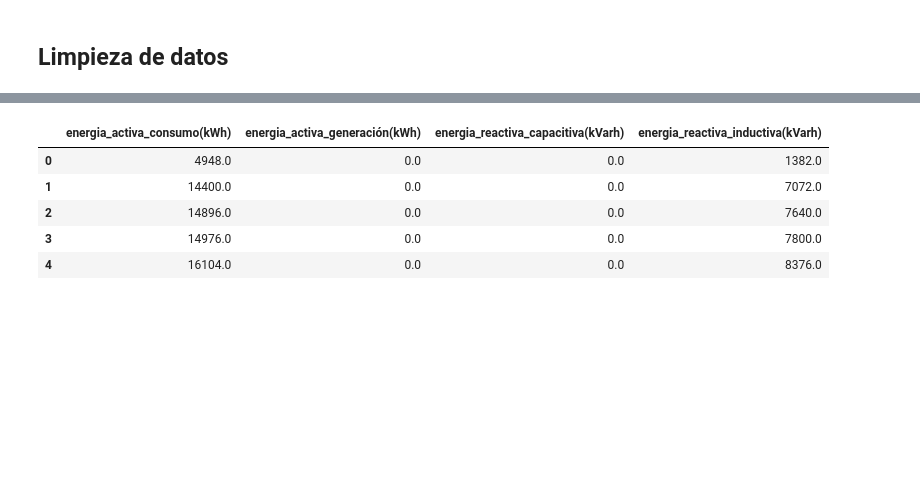
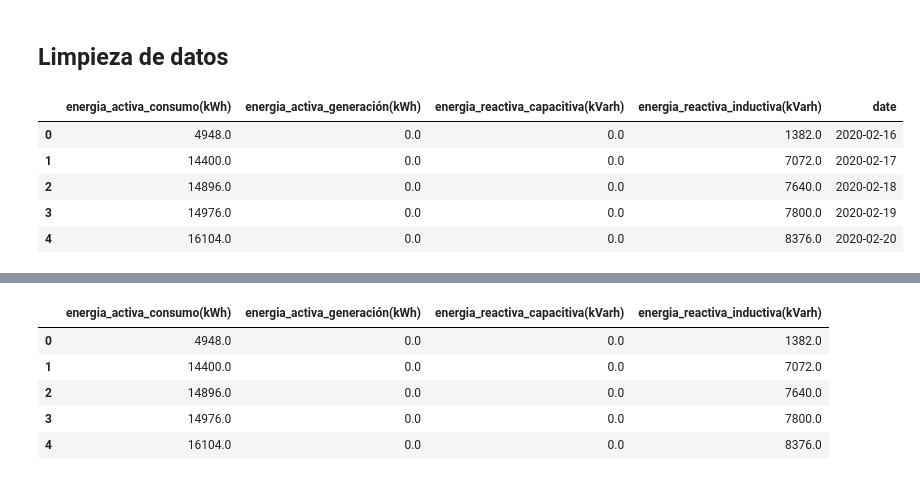
Before and after one commit to Causil/especializacion, a Jupyter notebook: monografia/momentos_evaluativos/Momento 3/ME03-G10-[1038129159]-[98761437].ipynb, the cells around one changed output, grey strips where cells are left out. Drawn from its saved outputs; the diff is of its cells as text; code cells hidden in the pictures; blank space fills up the shorter version.

```diff
--- a/monografia/momentos_evaluativos/Momento 3/ME03-G10-[1038129159]-[98761437].ipynb
+++ b/monografia/momentos_evaluativos/Momento 3/ME03-G10-[1038129159]-[98761437].ipynb
@@ -122,3 +138,12 @@ type_datos = {
     'energia_reactiva_inductiva(kVarh)': 'float16'
 }
 df_reactiva_epm = df_reactiva_epm.astype(type_datos)
+# %%
+df_reactiva_epm.head()
+# %% [output]
+|  | energia_activa_consumo(kWh) | energia_activa_generación(kWh) | energia_reactiva_capacitiva(kVarh) | energia_reactiva_inductiva(kVarh) | date |
+| 0 | 4948.0 | 0.0 | 0.0 | 1382.0 | 2020-02-16 |
+| 1 | 14400.0 | 0.0 | 0.0 | 7072.0 | 2020-02-17 |
+| 2 | 14896.0 | 0.0 | 0.0 | 7640.0 | 2020-02-18 |
+| 3 | 14976.0 | 0.0 | 0.0 | 7800.0 | 2020-02-19 |
+| 4 | 16104.0 | 0.0 | 0.0 | 8376.0 | 2020-02-20 |
```
Also changed, not shown: parts of 3 cells of this notebook.
